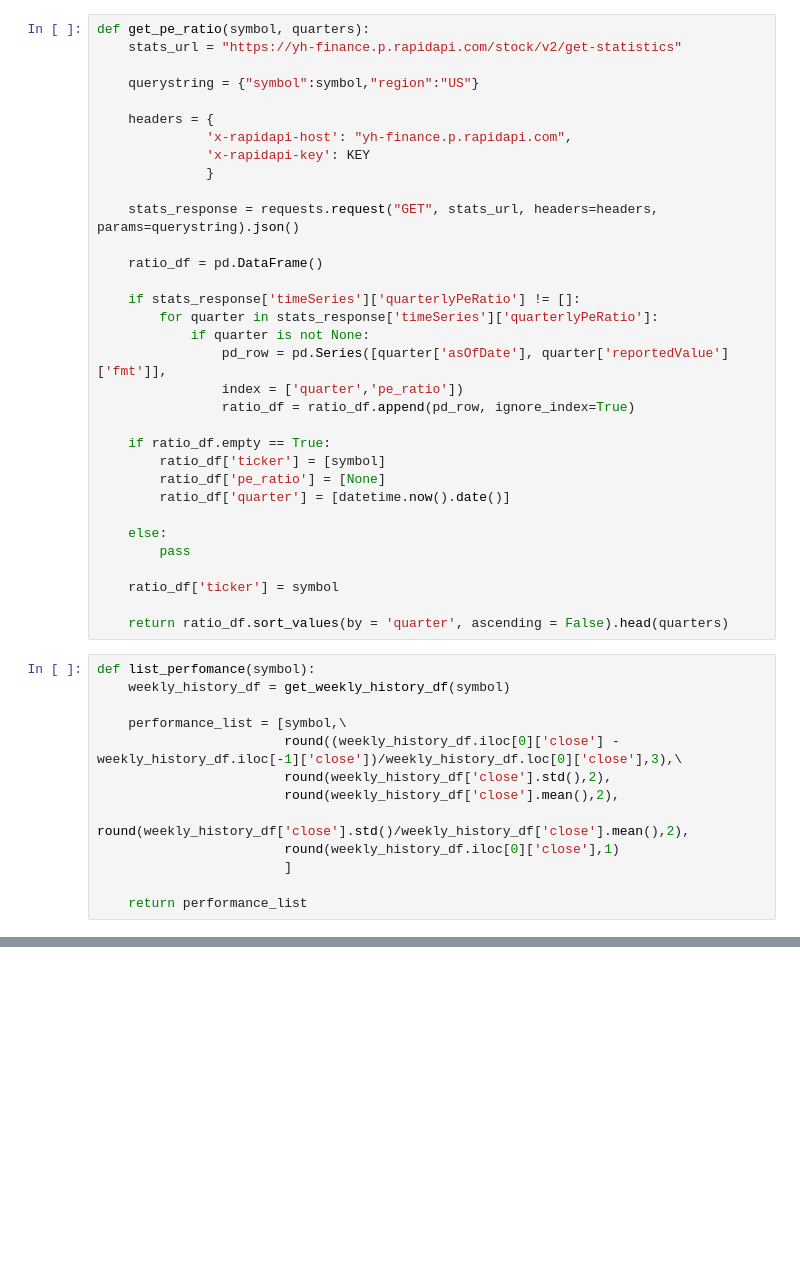
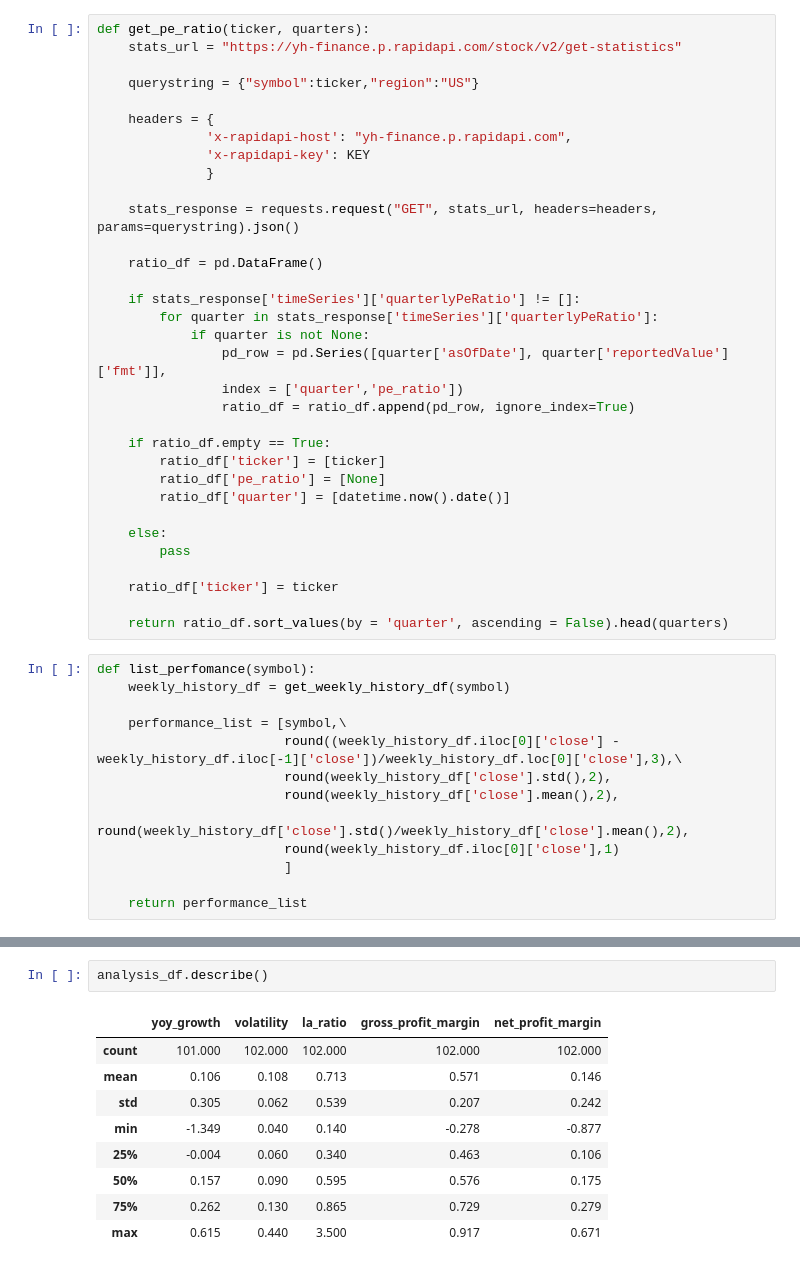
Before and after one commit to ipansh/choosy-stock, a Jupyter notebook: api_wrapper.ipynb, the cells around one changed output, grey strips where cells are left out. Drawn from its saved outputs; the diff is of its cells as text; blank space fills up the shorter version.

```diff
--- a/api_wrapper.ipynb
+++ b/api_wrapper.ipynb
@@ -114,10 +118,10 @@ def get_la_ratio(symbol, quarters):
 
   return balance_df.head(quarters)
 # %%
-def get_pe_ratio(symbol, quarters):
+def get_pe_ratio(ticker, quarters):
     stats_url = "https://yh-finance.p.rapidapi.com/stock/v2/get-statistics"
 
-    querystring = {"symbol":symbol,"region":"US"}
+    querystring = {"symbol":ticker,"region":"US"}
 
     headers = {
               'x-rapidapi-host': "yh-finance.p.rapidapi.com",
@@ -136,14 +140,14 @@ def get_pe_ratio(symbol, quarters):
                 ratio_df = ratio_df.append(pd_row, ignore_index=True)
 
     if ratio_df.empty == True:
-        ratio_df['ticker'] = [symbol]
+        ratio_df['ticker'] = [ticker]
         ratio_df['pe_ratio'] = [None]
         ratio_df['quarter'] = [datetime.now().date()]
 
     else:
         pass
 
-    ratio_df['ticker'] = symbol
+    ratio_df['ticker'] = ticker
 
     return ratio_df.sort_values(by = 'quarter', ascending = False).head(quarters)
 # %%
@@ -258,0 +276,12 @@ final_df
+# %%
+analysis_df.describe()
+# %% [output]
+|  | yoy_growth | volatility | la_ratio | gross_profit_margin | net_profit_margin |
+| count | 101.000 | 102.000 | 102.000 | 102.000 | 102.000 |
+| mean | 0.106 | 0.108 | 0.713 | 0.571 | 0.146 |
+| std | 0.305 | 0.062 | 0.539 | 0.207 | 0.242 |
+| min | -1.349 | 0.040 | 0.140 | -0.278 | -0.877 |
+| 25% | -0.004 | 0.060 | 0.340 | 0.463 | 0.106 |
+| 50% | 0.157 | 0.090 | 0.595 | 0.576 | 0.175 |
+| 75% | 0.262 | 0.130 | 0.865 | 0.729 | 0.279 |
+| max | 0.615 | 0.440 | 3.500 | 0.917 | 0.671 |
```
Also changed, not shown: parts of 18 cells of this notebook, 2 other files.
